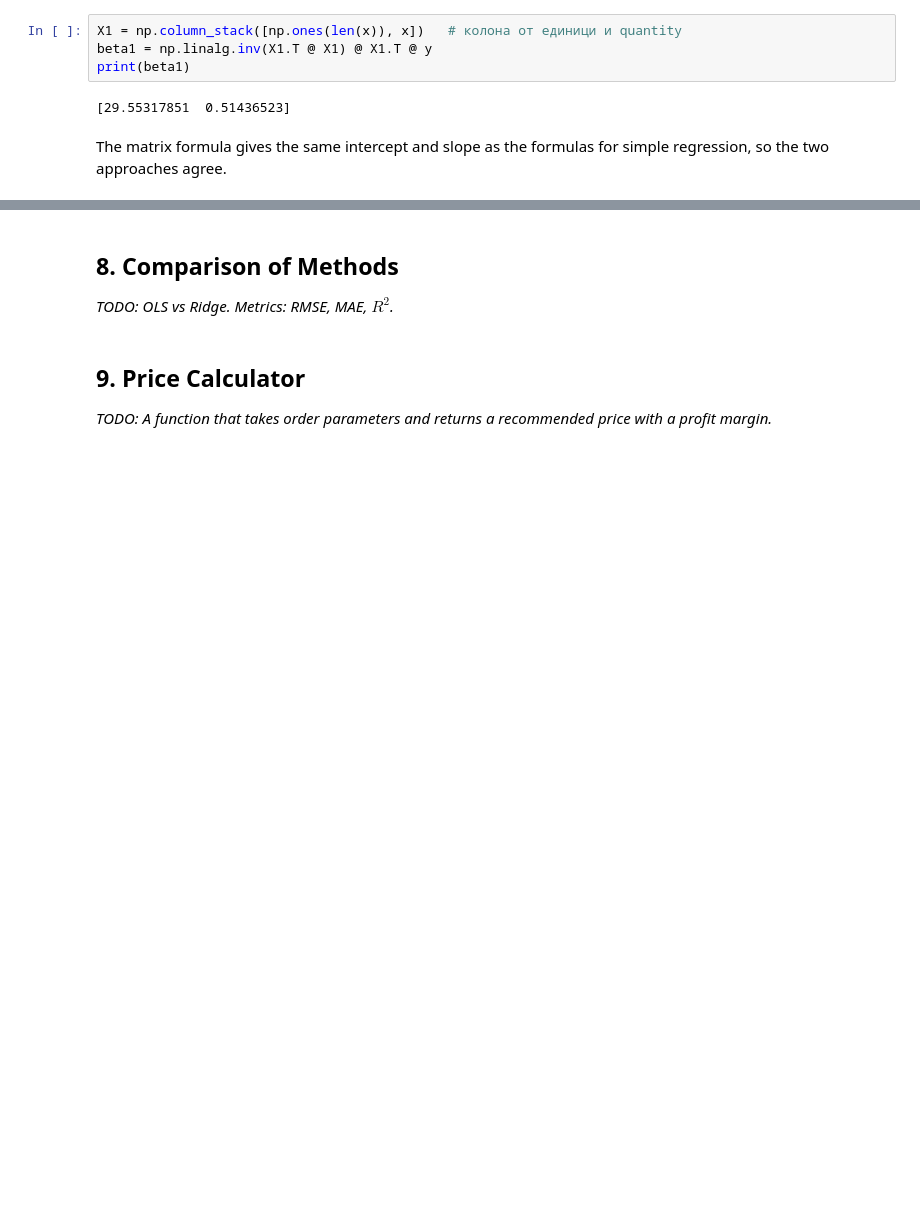
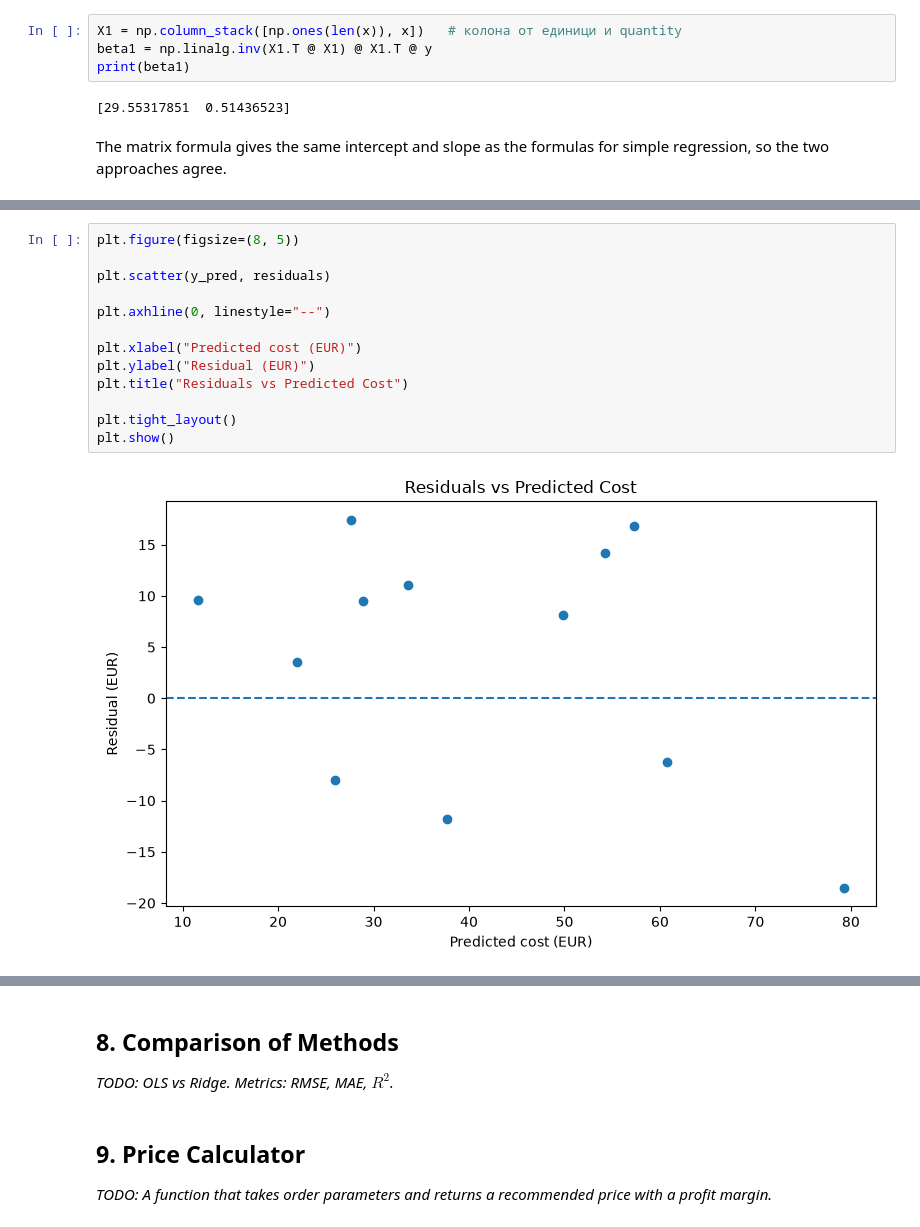
Before and after one commit to qnaatanasova86-tech/sublimation-pricing-model, a Jupyter notebook: pricing_model.ipynb, the cells around one changed output, grey strips where cells are left out. Saved outputs shown, nothing was run; the diff lists cells and outputs as text; blank space fills up the shorter version.

```diff
--- a/pricing_model.ipynb
+++ b/pricing_model.ipynb
@@ -608,0 +754,15 @@ waste_pct          -0.767
+# %%
+plt.figure(figsize=(8, 5))
+
+plt.scatter(y_pred, residuals)
+
+plt.axhline(0, linestyle="--")
+
+plt.xlabel("Predicted cost (EUR)")
+plt.ylabel("Residual (EUR)")
+plt.title("Residuals vs Predicted Cost")
+
+plt.tight_layout()
+plt.show()
+# %% [output]
+[figure, added]
```
Also changed, not shown: parts of 27 cells of this notebook.
